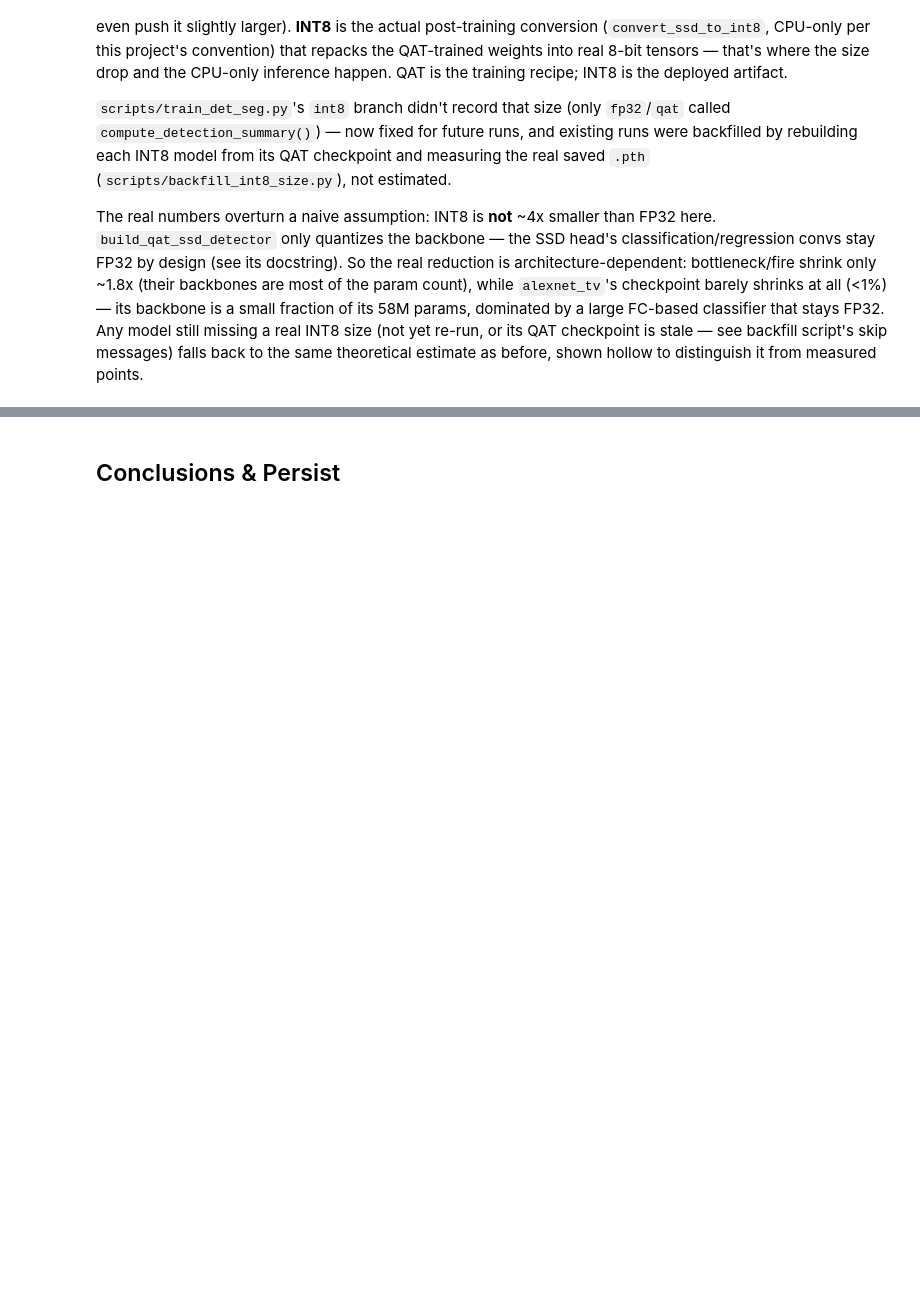
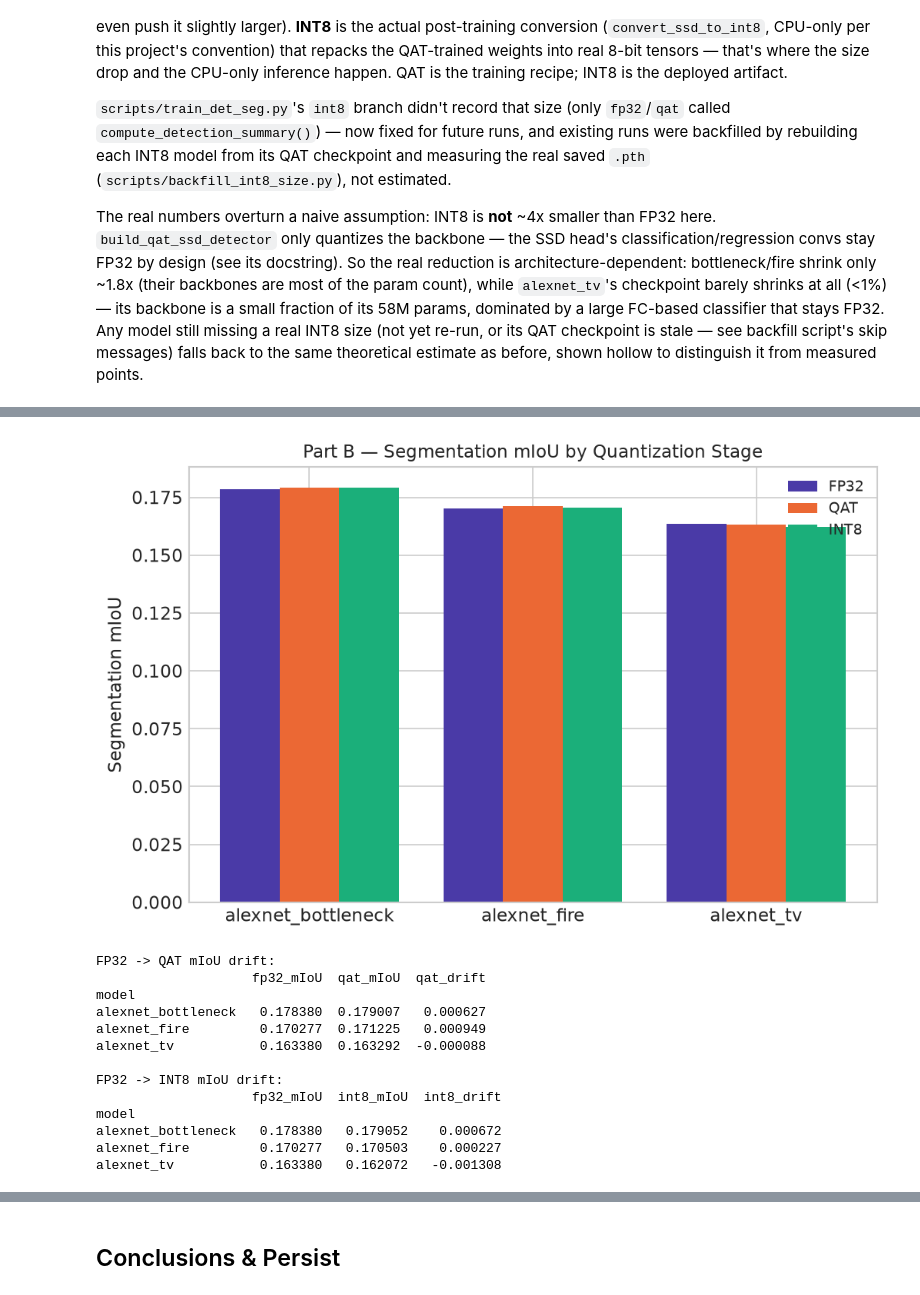
Before and after one commit to RafaelSdeS/dnn_study, a Jupyter notebook: notebooks/phase_7_detection_segmentation_analysis/phase7_results_analysis.ipynb, the cells around one changed output, grey strips where cells are left out. Drawn from its saved outputs; the diff is of its cells as text; code cells hidden in the pictures; blank space fills up the shorter version.

Commit message:
feat: phase 7 notebook update

```diff
--- a/notebooks/phase_7_detection_segmentation_analysis/phase7_results_analysis.ipynb
+++ b/notebooks/phase_7_detection_segmentation_analysis/phase7_results_analysis.ipynb
@@ -682,0 +776,62 @@ and an H2-style mIoU-by-quantization-stage plot.
+# %%
+seg_stage_mIoU = {}
+for stage in ("fp32", "qat", "int8"):
+    sv = df_seg_runs[(df_seg_runs["stage"] == stage) & (df_seg_runs["status"] == "complete")
+                      & (df_seg_runs["post_fix"] == True)]  # noqa: E712
+    if not sv.empty:
+        seg_stage_mIoU[stage] = sv.set_index("model")["best_val_mIoU"]
+
+if not seg_stage_mIoU:
+    print("[skip] No stage has any valid (post-fix, complete) segmentation run.")
+else:
+    models_present = sorted(
+        set().union(*(s.index for s in seg_stage_mIoU.values())), key=MODEL_ORDER.index
+    )
+    x = np.arange(len(models_present))
+    n_stages = len(seg_stage_mIoU)
+    width = 0.8 / n_stages
+
+    fig, ax = plt.subplots(figsize=(7, 4.5))
+    for i, (stage, series) in enumerate(seg_stage_mIoU.items()):
+        values = [series.get(m, np.nan) for m in models_present]
+        offset = (i - (n_stages - 1) / 2) * width
+        ax.bar(x + offset, values, width, label=STAGE_LABELS[stage], color=STAGE_COLORS[stage])
+    ax.set_xticks(x)
+    ax.set_xticklabels(models_present)
+    ax.set_ylabel("Segmentation mIoU")
+    ax.set_title("Part B — Segmentation mIoU by Quantization Stage")
+    ax.legend()
+    fig.tight_layout()
+    fig.savefig(FIGURES_DIR / "phase7_seg_mIoU_by_stage.png", dpi=150)
+    plt.show()
+
+    if "fp32" in seg_stage_mIoU and "qat" in seg_stage_mIoU:
+        seg_qat_drift = seg_stage_mIoU["fp32"].rename("fp32_mIoU").to_frame().join(
+            seg_stage_mIoU["qat"].rename("qat_mIoU"), how="inner"
+        )
+        seg_qat_drift["qat_drift"] = seg_qat_drift["qat_mIoU"] - seg_qat_drift["fp32_mIoU"]
+        print("\nFP32 -> QAT mIoU drift:")
+        print(seg_qat_drift.to_string())
+
+    if "fp32" in seg_stage_mIoU and "int8" in seg_stage_mIoU:
+        seg_int8_drift = seg_stage_mIoU["fp32"].rename("fp32_mIoU").to_frame().join(
+            seg_stage_mIoU["int8"].rename("int8_mIoU"), how="inner"
+        )
+        seg_int8_drift["int8_drift"] = seg_int8_drift["int8_mIoU"] - seg_int8_drift["fp32_mIoU"]
+        print("\nFP32 -> INT8 mIoU drift:")
+        print(seg_int8_drift.to_string())
+# %% [output]
+[figure, added]
+FP32 -> QAT mIoU drift:
+                    fp32_mIoU  qat_mIoU  qat_drift
+model
+alexnet_bottleneck   0.178380  0.179007   0.000627
+alexnet_fire         0.170277  0.171225   0.000949
+alexnet_tv           0.163380  0.163292  -0.000088
+
+FP32 -> INT8 mIoU drift:
+                    fp32_mIoU  int8_mIoU  int8_drift
+model
+alexnet_bottleneck   0.178380   0.179052    0.000672
+alexnet_fire         0.170277   0.170503    0.000227
+alexnet_tv           0.163380   0.162072   -0.001308
```
Also changed, not shown: parts of 16 cells of this notebook, 8 other files.
